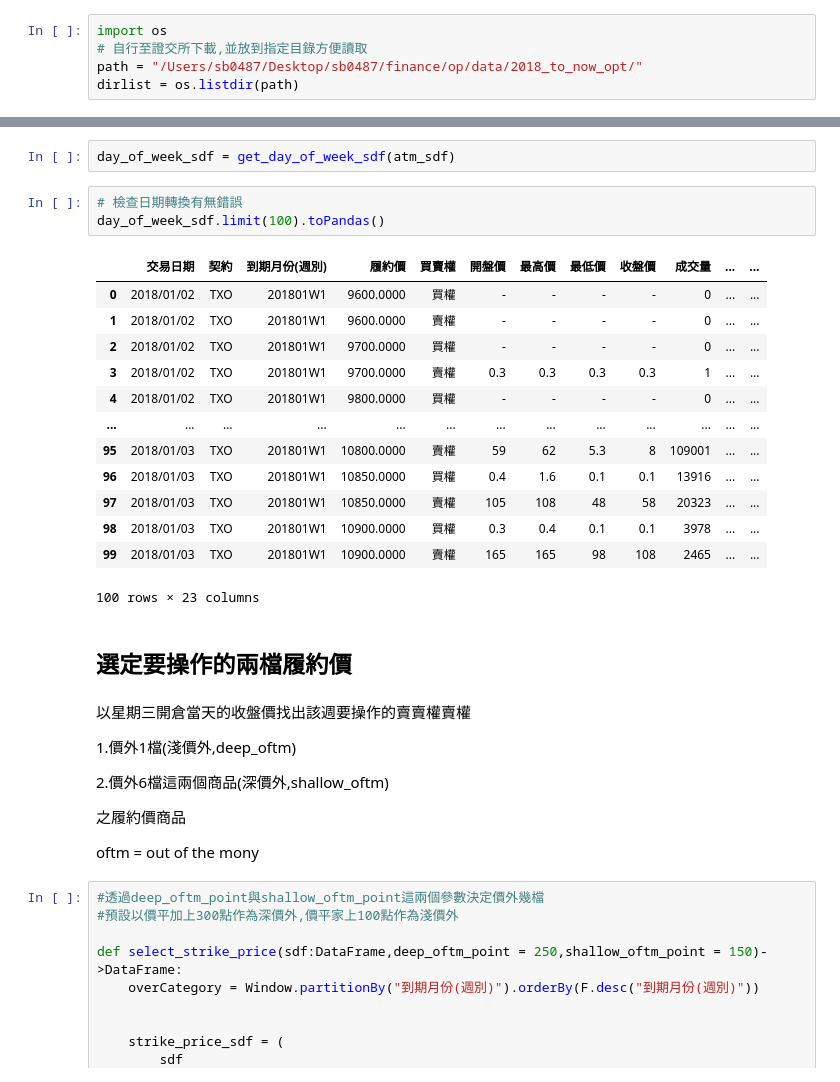
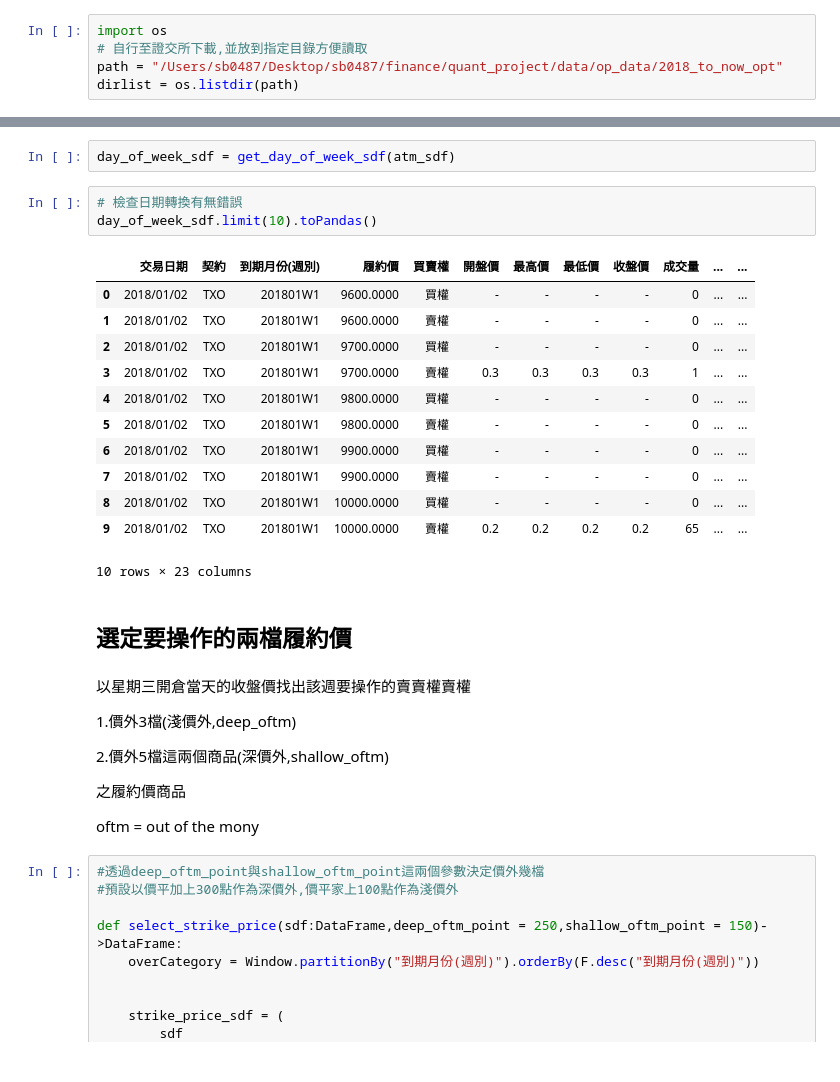
Before and after one commit to Hung-Ching-Lee/TW_Option_Backtest, a Jupyter notebook: op_backtest.ipynb, the cells around one changed output, grey strips where cells are left out. Cells and saved outputs as stored; diff of their text form.

```diff
--- a/op_backtest.ipynb
+++ b/op_backtest.ipynb
@@ -76,7 +85,7 @@ spark
 # %%
 import os
 # 自行至證交所下載,並放到指定目錄方便讀取
-path = "/Users/sb0487/Desktop/sb0487/finance/op/data/2018_to_now_opt/"
+path = "/Users/sb0487/Desktop/sb0487/finance/quant_project/data/op_data/2018_to_now_opt"
 dirlist = os.listdir(path)
 # %%
 dirlist
@@ -268,29 +277,28 @@ def get_day_of_week_sdf(sdf:DataFrame)->DataFrame:
 day_of_week_sdf = get_day_of_week_sdf(atm_sdf)
 # %%
 # 檢查日期轉換有無錯誤
-day_of_week_sdf.limit(100).toPandas()
+day_of_week_sdf.limit(10).toPandas()
 # %% [output]
 |  | 交易日期 | 契約 | 到期月份(週別) | 履約價 | 買賣權 | 開盤價 | 最高價 | 最低價 | 收盤價 | 成交量 | ... | ... |
 | 0 | 2018/01/02 | TXO | 201801W1 | 9600.0000 | 買權 | - | - | - | - | 0 | ... | ... |
 | 1 | 2018/01/02 | TXO | 201801W1 | 9600.0000 | 賣權 | - | - | - | - | 0 | ... | ... |
 | 2 | 2018/01/02 | TXO | 201801W1 | 9700.0000 | 買權 | - | - | - | - | 0 | ... | ... |
 | 3 | 2018/01/02 | TXO | 201801W1 | 9700.0000 | 賣權 | 0.3 | 0.3 | 0.3 | 0.3 | 1 | ... | ... |
 | 4 | 2018/01/02 | TXO | 201801W1 | 9800.0000 | 買權 | - | - | - | - | 0 | ... | ... |
-| ... | ... | ... | ... | ... | ... | ... | ... | ... | ... | ... | ... | ... |
-| 95 | 2018/01/03 | TXO | 201801W1 | 10800.0000 | 賣權 | 59 | 62 | 5.3 | 8 | 109001 | ... | ... |
-| 96 | 2018/01/03 | TXO | 201801W1 | 10850.0000 | 買權 | 0.4 | 1.6 | 0.1 | 0.1 | 13916 | ... | ... |
-| 97 | 2018/01/03 | TXO | 201801W1 | 10850.0000 | 賣權 | 105 | 108 | 48 | 58 | 20323 | ... | ... |
-| 98 | 2018/01/03 | TXO | 201801W1 | 10900.0000 | 買權 | 0.3 | 0.4 | 0.1 | 0.1 | 3978 | ... | ... |
-| 99 | 2018/01/03 | TXO | 201801W1 | 10900.0000 | 賣權 | 165 | 165 | 98 | 108 | 2465 | ... | ... |
+| 5 | 2018/01/02 | TXO | 201801W1 | 9800.0000 | 賣權 | - | - | - | - | 0 | ... | ... |
+| 6 | 2018/01/02 | TXO | 201801W1 | 9900.0000 | 買權 | - | - | - | - | 0 | ... | ... |
+| 7 | 2018/01/02 | TXO | 201801W1 | 9900.0000 | 賣權 | - | - | - | - | 0 | ... | ... |
+| 8 | 2018/01/02 | TXO | 201801W1 | 10000.0000 | 買權 | - | - | - | - | 0 | ... | ... |
+| 9 | 2018/01/02 | TXO | 201801W1 | 10000.0000 | 賣權 | 0.2 | 0.2 | 0.2 | 0.2 | 65 | ... | ... |
-100 rows × 23 columns
+10 rows × 23 columns
 # %% [markdown]
 ## 選定要操作的兩檔履約價
 # %% [markdown]
 以星期三開倉當天的收盤價找出該週要操作的賣賣權賣權
 
-1.價外1檔(淺價外,deep_oftm)
+1.價外3檔(淺價外,deep_oftm)
 
-2.價外6檔這兩個商品(深價外,shallow_oftm)
+2.價外5檔這兩個商品(深價外,shallow_oftm)
 
 之履約價商品
 
```
Also changed, not shown: parts of 32 cells of this notebook.
